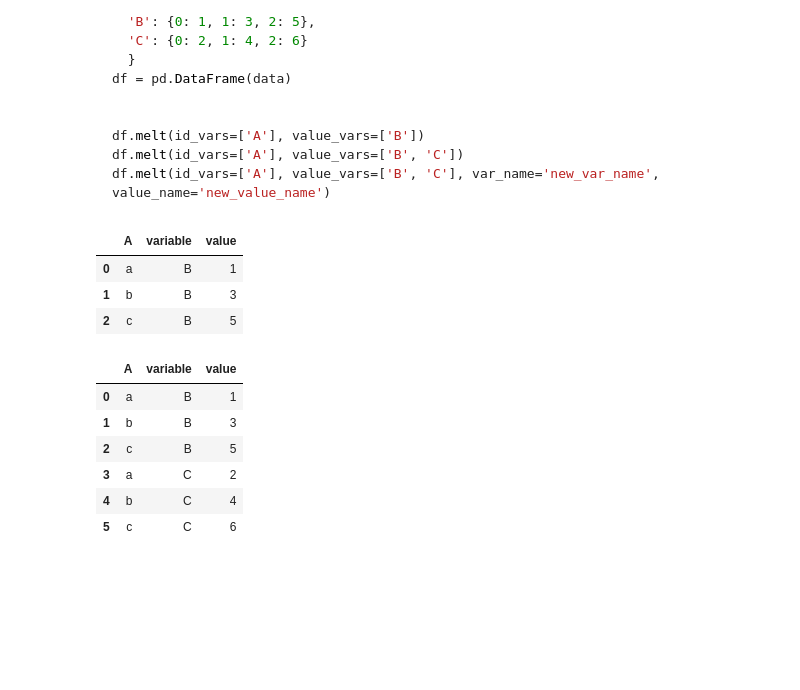
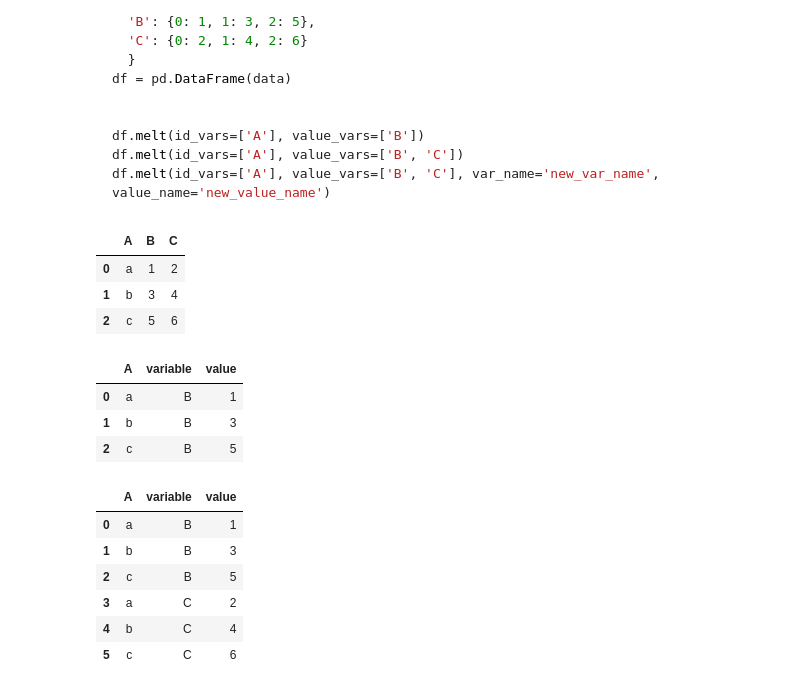
Before and after one commit to soldierzeus/bigdata_thunder, a Jupyter notebook: bigdata2/day05.ipynb, the cells around one changed output. Drawn from its saved outputs; the diff is of its cells as text; code cells hidden in the pictures; blank space fills up the shorter version.

```diff
--- a/bigdata2/day05.ipynb
+++ b/bigdata2/day05.ipynb
@@ -2007,17 +2110,24 @@ df.melt(id_vars=['A'], value_vars=['B', 'C'], var_name='new_var_name', value_nam
 # %%
 data = {
   'A': {0: 'a', 1: 'b', 2: 'c'},
   'B': {0: 1, 1: 3, 2: 5},
   'C': {0: 2, 1: 4, 2: 6}
   }
 df = pd.DataFrame(data)
 
-df.melt(id_vars=['A'], value_vars=['B'])
+df
 # %% [output]
-|  | A | variable | value |
-| 0 | a | B | 1 |
-| 1 | b | B | 3 |
-| 2 | c | B | 5 |
+|  | A | B | C |
+| 0 | a | 1 | 2 |
+| 1 | b | 3 | 4 |
+| 2 | c | 5 | 6 |
+# %%
+df.melt(id_vars=['A'], value_vars=['B'])
+# %% [output]
+|  | A | variable | value |
+| 0 | a | B | 1 |
+| 1 | b | B | 3 |
+| 2 | c | B | 5 |
 # %%
 df.melt(id_vars=['A'], value_vars=['B', 'C'])
 # %% [output]
```
Also changed, not shown: parts of 23 cells of this notebook.
